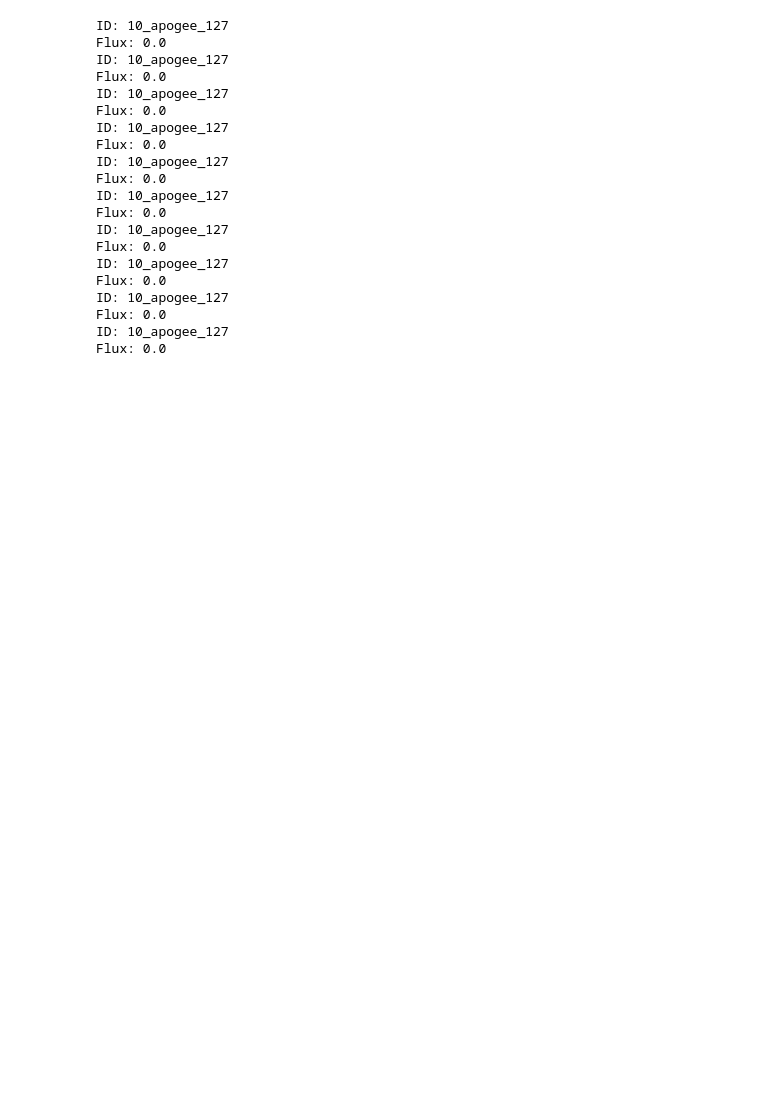
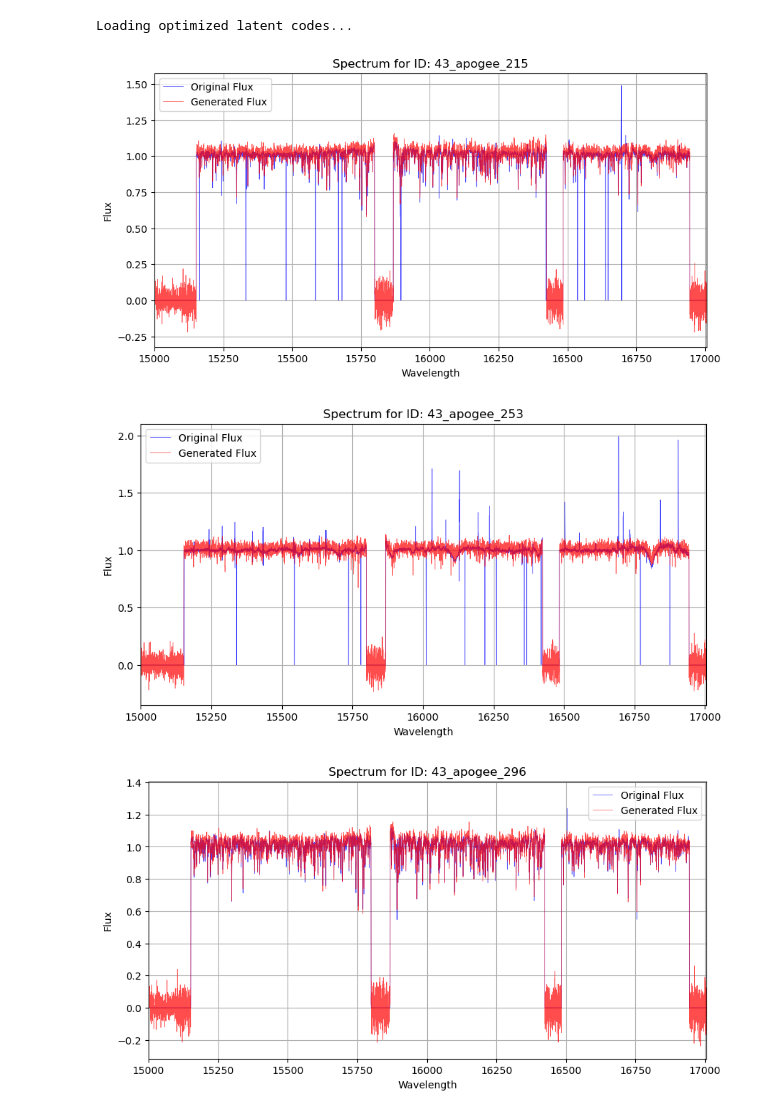
Before and after one commit to amirabezine/DeepSpectra, a Jupyter notebook: src/generate_iii.ipynb, the cells around one changed output. Saved outputs shown, nothing was run; the diff lists cells and outputs as text; code cells hidden in the pictures; blank space fills up the shorter version.

```diff
--- a/src/generate_iii.ipynb
+++ b/src/generate_iii.ipynb
@@ -70,6 +69,9 @@ def plot_spectra(batch, generated_spectra, num_spectra=10):
         plt.grid(True)
         plt.show()
 # %%
+print("Initializing device...")
+device = torch.device("cuda" if torch.cuda.is_available() else "cpu")
+print(f"Using device: {device}")
 
 print("Loading configurations...")
 config, data_path, checkpoints_path, batch_size = load_configurations()
@@ -77,6 +81,10 @@ config, data_path, checkpoints_path, batch_size = load_configurations()
 Loading configurations...
 # %%
+print("Preparing datasets with full spectra...")
+data_loader_full_spectra = prepare_datasets(data_path, batch_size, yield_full_spectrum=True)
 
-print("Preparing datasets...")
-data_loader = prepare_datasets(data_path, batch_size)
+print("Initializing model...")
+generator = Generator(config['training']['latent_dim'], config['model']['output_dim'], config['model']['generator_layers'], config['model']['activation_function']).to(device)
+generator.load_state_dict(torch.load(os.path.join(checkpoints_path, 'checkpoint_best.pth.tar'))['state_dict'])
+generator.eval()
 # %% [output]
@@ -84,6 +103,0 @@ Preparing datasets...
-# %%
-
-print("Initializing model...")
-generator = Generator(config['training']['latent_dim'], config['model']['output_dim'], config['model']['generator_layers'], config['model']['activation_function'])
-generator.load_state_dict(torch.load(os.path.join(checkpoints_path, 'checkpoint_best.pth.tar'))['state_dict'])
-generator.eval()
@@ -110,7 +103,0 @@ Loading optimized latent codes...
-# %%
-
-print("Generating and plotting spectra...")
-for batch in data_loader:
-    generated_spectra = generate_full_spectra(generator, latent_codes, batch)
-    plot_spectra(batch, generated_spectra, num_spectra=10)
-    break  # Only process the first batch
@@ -129,33 +104,15 @@ Generating and plotting spectra...
-# %%
-def inspect_dataset(data_loader):
-    for batch in data_loader:
-        for i in range(len(batch['spectrum_id'])):
-            print(f"ID: {batch['spectrum_id'][i]}")
-            print(f"Flux: {batch['flux'][i][8277]}")
-            # print(f"Sigma: {batch['sigma'][i]}")
-            # print(f"Mask: {batch['mask'][i]}")
-            # print(f"Wavelength: {batch['wavelength'][i]}")
-        break  # Only inspect the first batch
-
-inspect_dataset(data_loader)
-# %% [output]
-ID: 10_apogee_127
-Flux: 0.0
-ID: 10_apogee_127
-Flux: 0.0
-ID: 10_apogee_127
-Flux: 0.0
-ID: 10_apogee_127
-Flux: 0.0
-ID: 10_apogee_127
-Flux: 0.0
-ID: 10_apogee_127
-Flux: 0.0
-ID: 10_apogee_127
-Flux: 0.0
-ID: 10_apogee_127
-Flux: 0.0
-ID: 10_apogee_127
-Flux: 0.0
-ID: 10_apogee_127
-Flux: 0.0
+# %%
+print("Loading optimized latent codes...")
+file_list = glob(os.path.join(data_path, 'spectra_healpix_*.hdf5'))
+latent_codes = load_optimized_latent_codes(file_list)
+# %% [output]
+Loading optimized latent codes...
+# %%
+for batch in data_loader_full_spectra:
+    generated_spectra, valid_ids = generate_full_spectra(generator, latent_codes, batch)
+    plot_spectra(batch, generated_spectra, valid_ids, num_spectra=10)
+    break  # Only process the first batch
+# %% [output]
+[figure, added]
+[figure, added]
+[figure, added]
```
Also changed, not shown: parts of 10 cells of this notebook, 1 other file.
